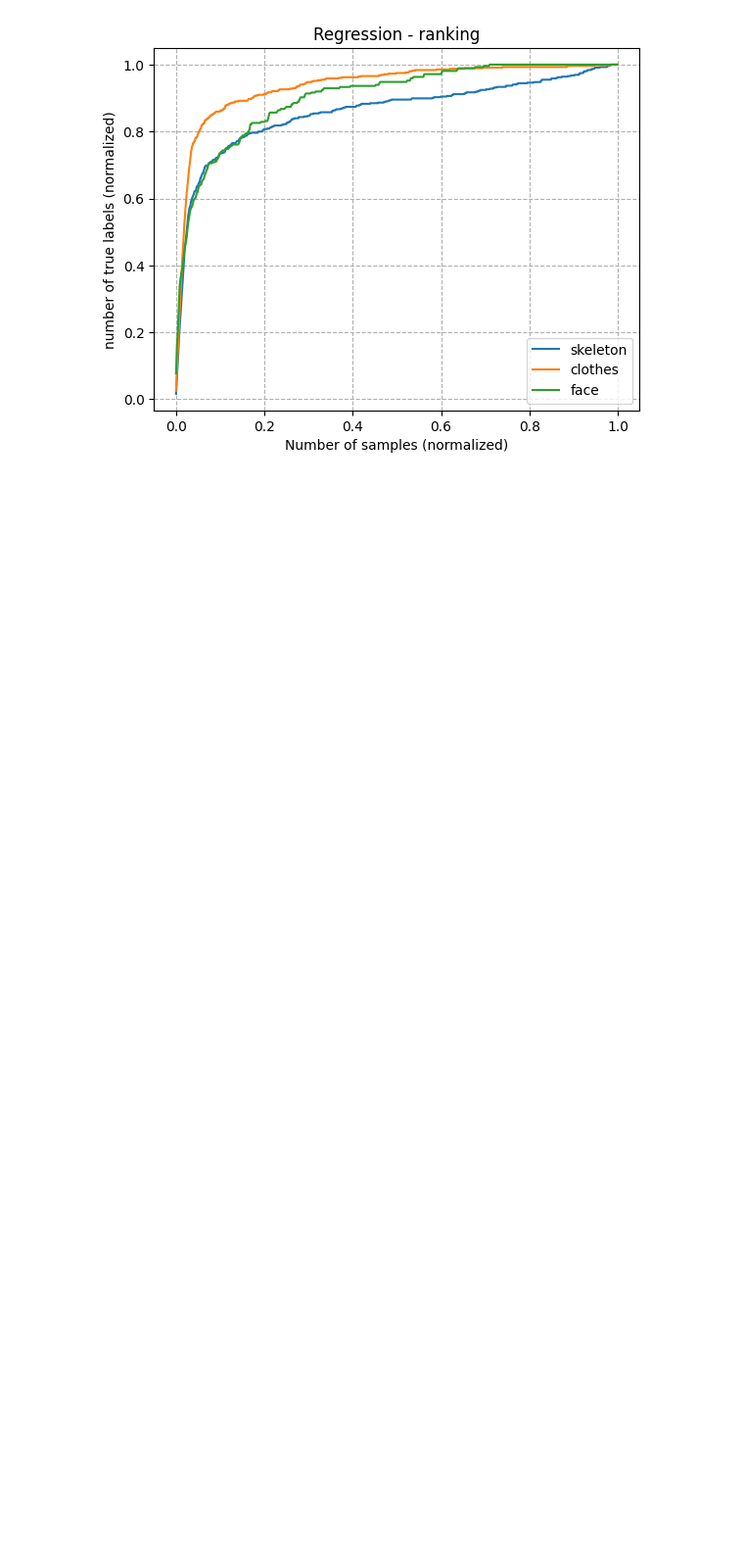
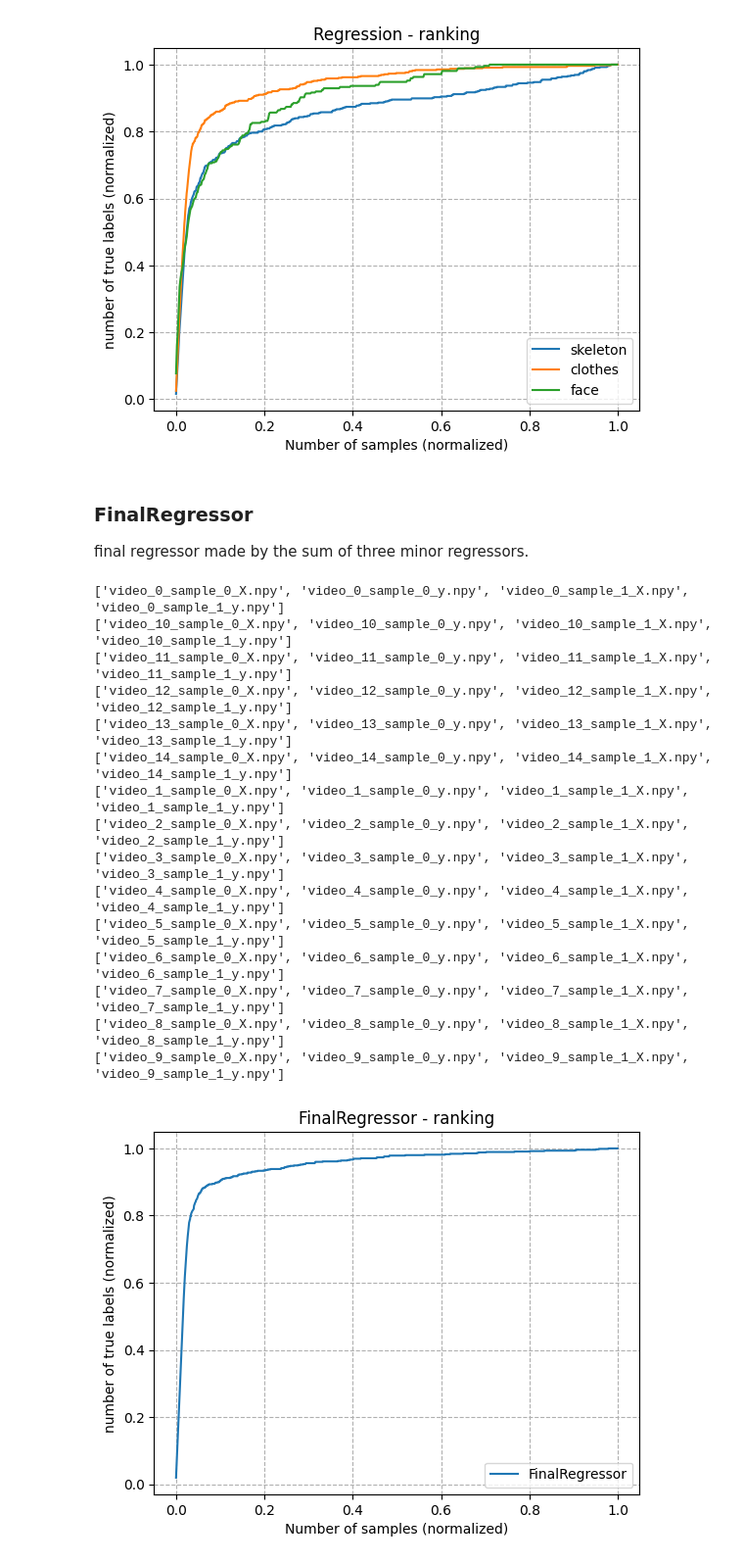
Before and after one commit to Andreus00/FDS, a Jupyter notebook: src/notebook.ipynb, the cells around one changed output. Shown: that part at 98% size. Saved outputs shown, nothing was run; the diff lists cells and outputs as text; code cells hidden in the pictures; blank space fills up the shorter version.

Commit message:
Crafted the FinalRegressor and plotted his curve

```diff
--- a/src/notebook.ipynb
+++ b/src/notebook.ipynb
@@ -821,3 +821,7 @@ plt.show()
 ['video_8_sample_0_X.npy', 'video_8_sample_0_y.npy', 'video_8_sample_1_X.npy', 'video_8_sample_1_y.npy']
 ['video_9_sample_0_X.npy', 'video_9_sample_0_y.npy', 'video_9_sample_1_X.npy', 'video_9_sample_1_y.npy']
 [figure]
+# %% [markdown]
+### FinalRegressor
+
+final regressor made by the sum of three minor regressors.
@@ -823,0 +866,61 @@ plt.show()
+# %%
+from sklearn.ensemble import AdaBoostRegressor
+from sklearn.linear_model import BayesianRidge
+
+files = [f for f in os.listdir("./sampled") if re.match("(video_)([0-9]*)(_sample_)([0-9]*)_([Xy])(.npy)", f)]
+files.sort()
+samples = [(files[i], files[i+1], files[i+2], files[i+3]) for i in range(0, len(files) - 2, 4)]
+
+curve_fr = []
+
+for f_X, f_y, f_X_2, f_y_2 in samples:
+    print([f_X, f_y, f_X_2, f_y_2])
+
+    X = np.load("./sampled/" + f_X)
+    y = np.load("./sampled/" + f_y)
+    y -= 1
+    y *= -1
+
+    X_2 = np.load("./sampled/" + f_X_2)
+    y_2 = np.load("./sampled/" + f_y_2)
+    y_2 -= 1
+    y_2 *= -1
+
+    m = FinalRegressor()
+    # fig, ax = plt.subplots(1, 3)
+    ax = [None] * 3
+    curve_fr.append(test_model_("Skel", m, X, X_2, y, y_2, ax[0]))
+
+
+curve_fr = np.mean(curve_fr, axis=0)
+x_range = np.arange(0, len(curve_fr), dtype=np.float32) / len(curve_fr)
+plt.plot(x_range, curve_fr, label="FinalRegressor")
+
+# padding
+
+plt.title("FinalRegressor - ranking")
+plt.xlabel("Number of samples (normalized)")
+plt.ylabel("number of true labels (normalized)")
+
+# Add Legends
+
+plt.grid(linestyle="--")
+plt.legend()
+plt.show()
+# %% [output]
+['video_0_sample_0_X.npy', 'video_0_sample_0_y.npy', 'video_0_sample_1_X.npy', 'video_0_sample_1_y.npy']
+['video_10_sample_0_X.npy', 'video_10_sample_0_y.npy', 'video_10_sample_1_X.npy', 'video_10_sample_1_y.npy']
+['video_11_sample_0_X.npy', 'video_11_sample_0_y.npy', 'video_11_sample_1_X.npy', 'video_11_sample_1_y.npy']
+['video_12_sample_0_X.npy', 'video_12_sample_0_y.npy', 'video_12_sample_1_X.npy', 'video_12_sample_1_y.npy']
+['video_13_sample_0_X.npy', 'video_13_sample_0_y.npy', 'video_13_sample_1_X.npy', 'video_13_sample_1_y.npy']
+['video_14_sample_0_X.npy', 'video_14_sample_0_y.npy', 'video_14_sample_1_X.npy', 'video_14_sample_1_y.npy']
+['video_1_sample_0_X.npy', 'video_1_sample_0_y.npy', 'video_1_sample_1_X.npy', 'video_1_sample_1_y.npy']
+['video_2_sample_0_X.npy', 'video_2_sample_0_y.npy', 'video_2_sample_1_X.npy', 'video_2_sample_1_y.npy']
+['video_3_sample_0_X.npy', 'video_3_sample_0_y.npy', 'video_3_sample_1_X.npy', 'video_3_sample_1_y.npy']
+['video_4_sample_0_X.npy', 'video_4_sample_0_y.npy', 'video_4_sample_1_X.npy', 'video_4_sample_1_y.npy']
+['video_5_sample_0_X.npy', 'video_5_sample_0_y.npy', 'video_5_sample_1_X.npy', 'video_5_sample_1_y.npy']
+['video_6_sample_0_X.npy', 'video_6_sample_0_y.npy', 'video_6_sample_1_X.npy', 'video_6_sample_1_y.npy']
+['video_7_sample_0_X.npy', 'video_7_sample_0_y.npy', 'video_7_sample_1_X.npy', 'video_7_sample_1_y.npy']
+['video_8_sample_0_X.npy', 'video_8_sample_0_y.npy', 'video_8_sample_1_X.npy', 'video_8_sample_1_y.npy']
+['video_9_sample_0_X.npy', 'video_9_sample_0_y.npy', 'video_9_sample_1_X.npy', 'video_9_sample_1_y.npy']
+[figure, added]
```
Also changed, not shown: parts of 2 cells of this notebook.
